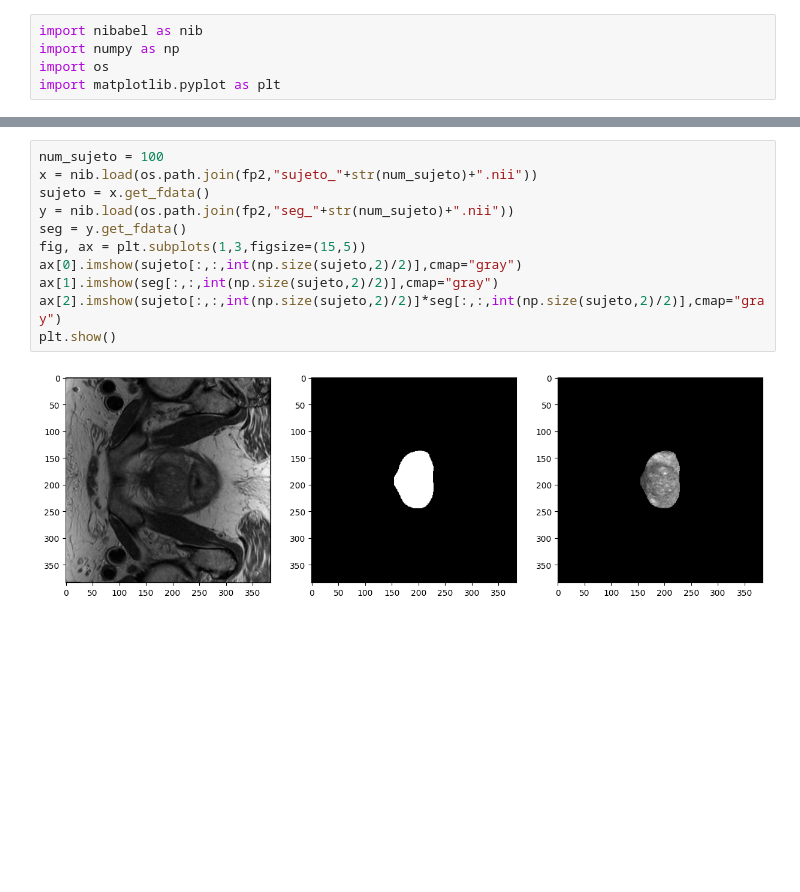
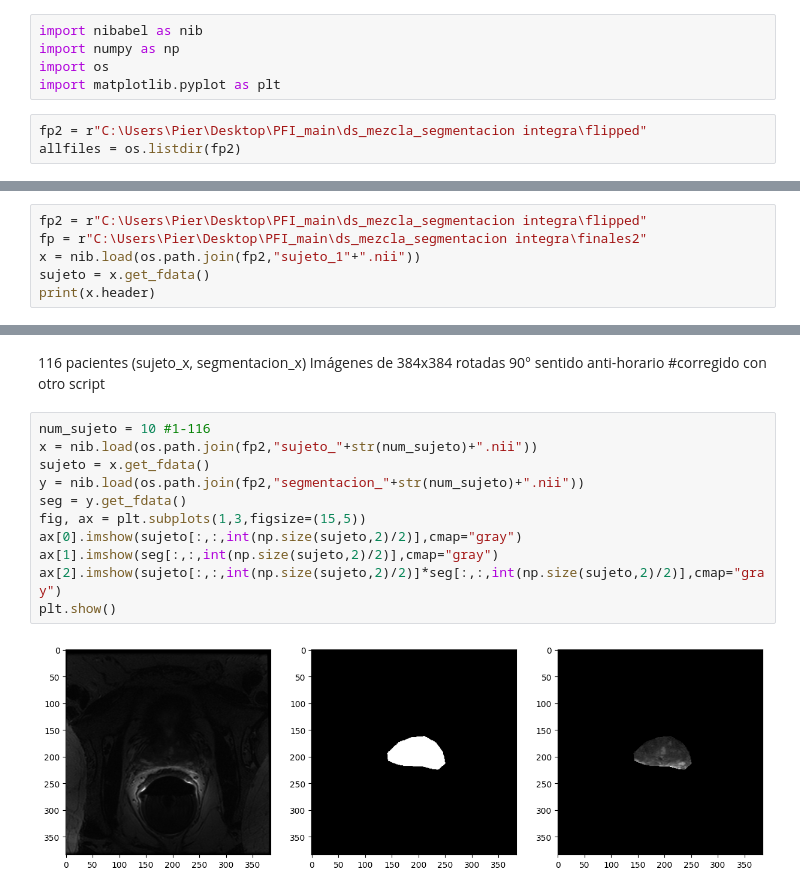
Before and after one commit to mpierangeli/PFI, a Jupyter notebook: viewer.ipynb, the cells around one changed output, grey strips where cells are left out. Saved outputs shown, nothing was run; the diff lists cells and outputs as text; blank space fills up the shorter version.

```diff
--- a/viewer.ipynb
+++ b/viewer.ipynb
@@ -3,4 +3,7 @@ import nibabel as nib
 import numpy as np
 import os
 import matplotlib.pyplot as plt
+# %%
+fp2 = r"C:\Users\Pier\Desktop\PFI_main\ds_mezcla_segmentacion integra\flipped"
+allfiles = os.listdir(fp2)
 # %%
@@ -29,0 +32,6 @@ plt.hist(slices,bins=20)
+# %%
+fp2 = r"C:\Users\Pier\Desktop\PFI_main\ds_mezcla_segmentacion integra\flipped"
+fp = r"C:\Users\Pier\Desktop\PFI_main\ds_mezcla_segmentacion integra\finales2"
+x = nib.load(os.path.join(fp2,"sujeto_1"+".nii"))
+sujeto = x.get_fdata()
+print(x.header)
@@ -30,13 +56,16 @@ plt.hist(slices,bins=20)
+# %% [markdown]
+116 pacientes (sujeto_x, segmentacion_x)
+Imágenes de 384x384 rotadas 90° sentido anti-horario #corregido con otro script
 # %%
-num_sujeto = 100
+num_sujeto = 10 #1-116
 x = nib.load(os.path.join(fp2,"sujeto_"+str(num_sujeto)+".nii"))
 sujeto = x.get_fdata()
-y = nib.load(os.path.join(fp2,"seg_"+str(num_sujeto)+".nii"))
+y = nib.load(os.path.join(fp2,"segmentacion_"+str(num_sujeto)+".nii"))
 seg = y.get_fdata()
 fig, ax = plt.subplots(1,3,figsize=(15,5))
 ax[0].imshow(sujeto[:,:,int(np.size(sujeto,2)/2)],cmap="gray")
 ax[1].imshow(seg[:,:,int(np.size(sujeto,2)/2)],cmap="gray")
 ax[2].imshow(sujeto[:,:,int(np.size(sujeto,2)/2)]*seg[:,:,int(np.size(sujeto,2)/2)],cmap="gray")
 plt.show()
 # %% [output]
-[figure, old version]
+[figure, new version]
```
Also changed, not shown: parts of 6 cells of this notebook, 2 other files.
